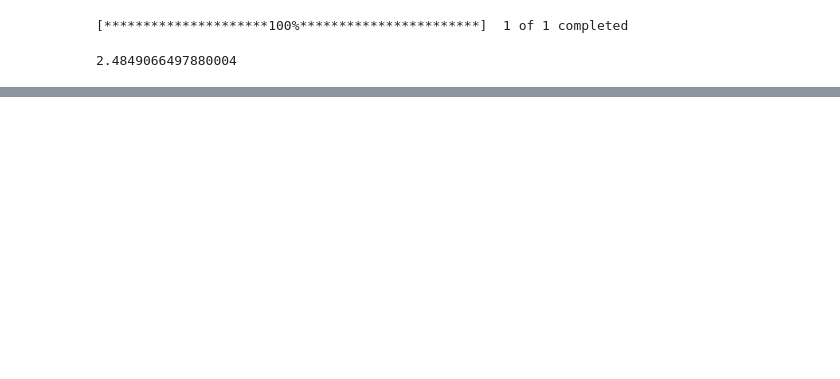
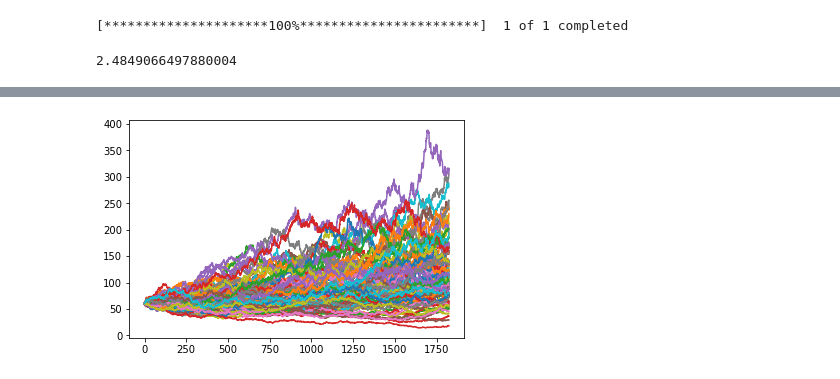
Before and after one commit to Borna2803/Monte_Carlo, a Jupyter notebook: monte_carlo.ipynb, the cells around one changed output, grey strips where cells are left out. Cells and saved outputs as stored; diff of their text form; code cells hidden in the pictures; blank space fills up the shorter version.

```diff
--- a/monte_carlo.ipynb
+++ b/monte_carlo.ipynb
@@ -64,0 +73,6 @@ plt.show()
+# %%
+for el in generate_multiple_simulations(100, 365*5):
+    plt.plot(el)
+plt.show()
+# %% [output]
+[figure, added]
```
Also changed, not shown: parts of 4 cells of this notebook.
